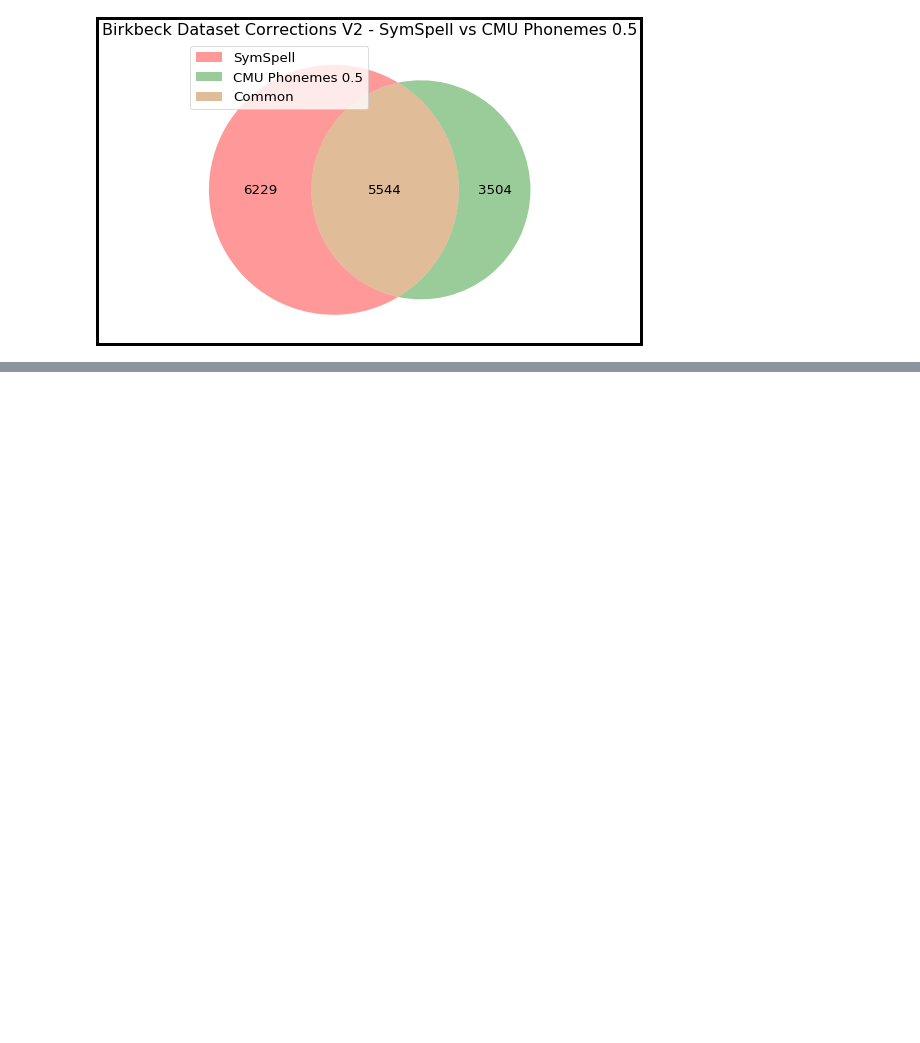
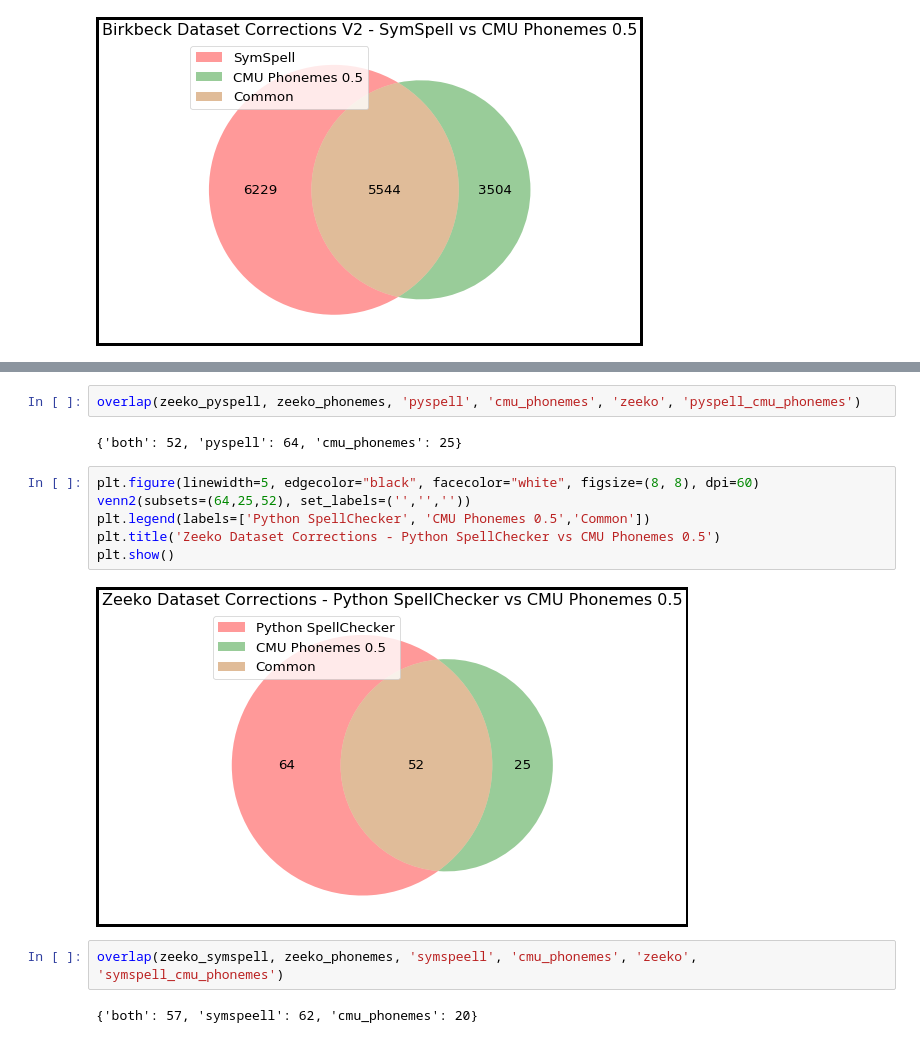
Before and after one commit to ucd-csl/Scapade, a Jupyter notebook: data_analysis/results.ipynb, the cells around one changed output, grey strips where cells are left out. Cells and saved outputs as stored; diff of their text form; blank space fills up the shorter version.

Commit message:
feat: Results for Birkbeck, Holbrook and Zeeko

```diff
--- a/data_analysis/results.ipynb
+++ b/data_analysis/results.ipynb
@@ -312,0 +338,16 @@ plt.show()
+# %%
+overlap(zeeko_pyspell, zeeko_phonemes, 'pyspell', 'cmu_phonemes', 'zeeko', 'pyspell_cmu_phonemes')
+# %% [output]
+{'both': 52, 'pyspell': 64, 'cmu_phonemes': 25}
+# %%
+plt.figure(linewidth=5, edgecolor="black", facecolor="white", figsize=(8, 8), dpi=60)
+venn2(subsets=(64,25,52), set_labels=('','',''))
+plt.legend(labels=['Python SpellChecker', 'CMU Phonemes 0.5','Common'])
+plt.title('Zeeko Dataset Corrections - Python SpellChecker vs CMU Phonemes 0.5')
+plt.show()
+# %% [output]
+[figure, added]
+# %%
+overlap(zeeko_symspell, zeeko_phonemes, 'symspeell', 'cmu_phonemes', 'zeeko', 'symspell_cmu_phonemes')
+# %% [output]
+{'both': 57, 'symspeell': 62, 'cmu_phonemes': 20}
```
Also changed, not shown: parts of 5 cells of this notebook.
